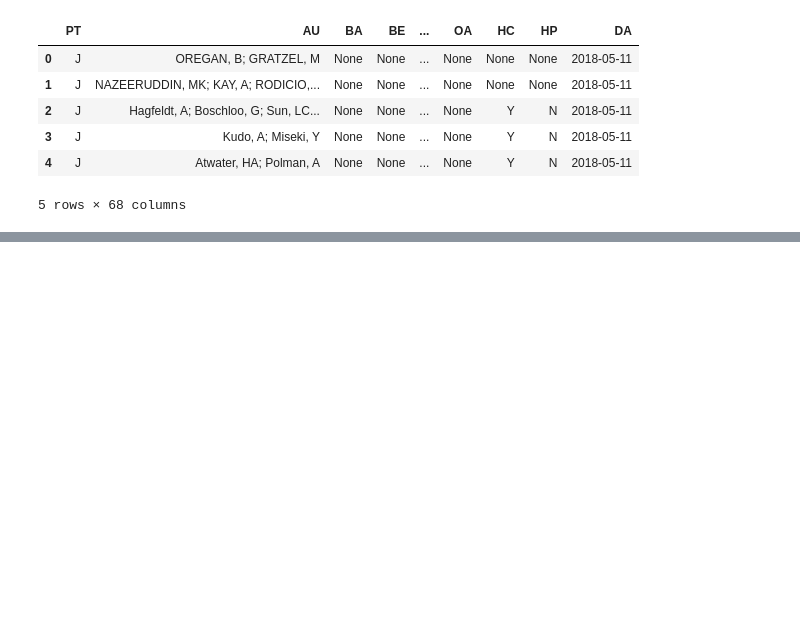
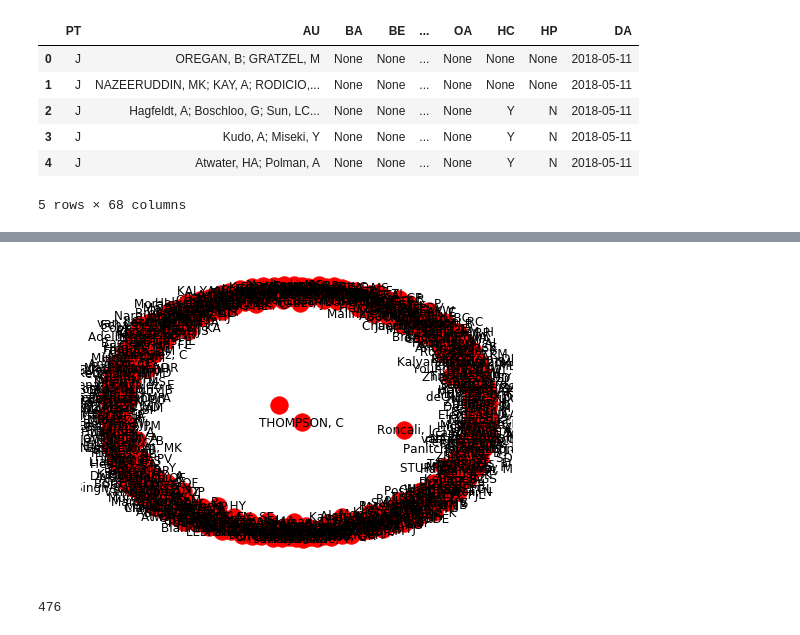
Before and after one commit to abndre/Solar_Energy, a Jupyter notebook: WoS/Solar_WoS.ipynb, the cells around one changed output, grey strips where cells are left out. Drawn from its saved outputs; the diff is of its cells as text; code cells hidden in the pictures; blank space fills up the shorter version.

```diff
--- a/WoS/Solar_WoS.ipynb
+++ b/WoS/Solar_WoS.ipynb
@@ -89 +131,3 @@ Index(['AU', 'TI', 'SO', 'DT', 'LA', 'DE', 'ID', 'AB', 'C1', 'CR', 'PU', 'PY',
+# %%
+G = nx.Graph()
 # %%
@@ -106,0 +137,12 @@ Name: J, dtype: object
+# %%
+for i in df["AU"]:
+            G.add_node(i.split(';')[0])
+# %%
+nx.draw(G, with_labels=True)
+plt.show()
+# %% [output]
+[figure, added]
+# %%
+len(G.nodes())
+# %% [output]
+476
```
Also changed, not shown: parts of 10 cells of this notebook, 1 other file.
